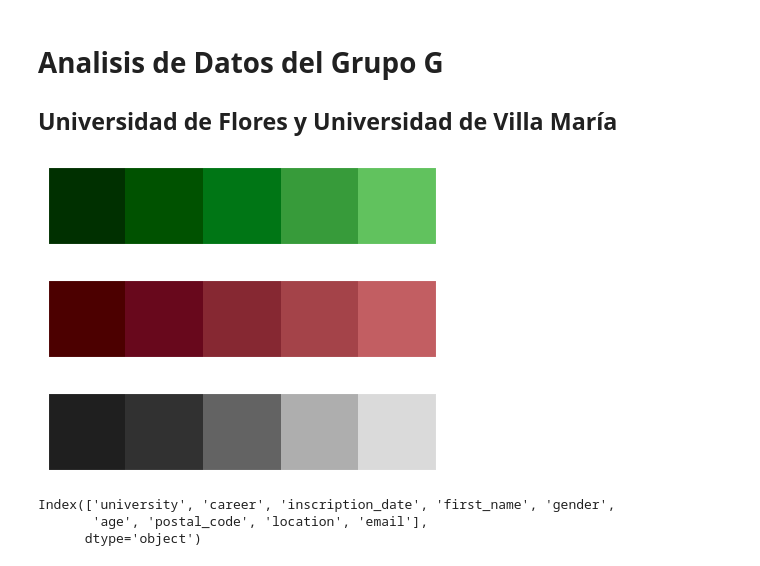
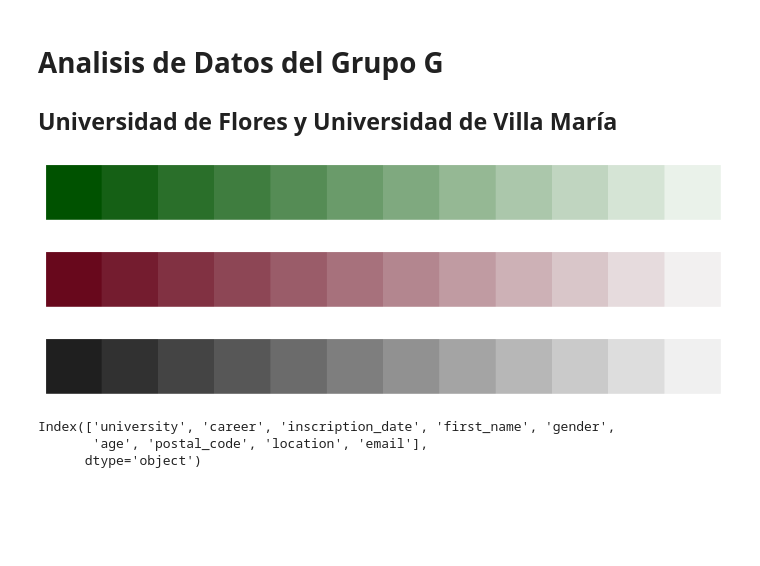
Before and after one commit to KevinMarcos26/Skill-Up-DA-c-Python, a Jupyter notebook: assets/notebooks/Grupo A.ipynb, the cells around one changed output. Drawn from its saved outputs; the diff is of its cells as text; code cells hidden in the pictures; blank space fills up the shorter version.

```diff
--- a/assets/notebooks/Grupo A.ipynb
+++ b/assets/notebooks/Grupo A.ipynb
@@ -9,19 +9,20 @@ import matplotlib.pyplot as plt
 import seaborn as sns
 import matplotlib.colors
 # %%
-plt.rcParams['figure.dpi'] = 100
+plt.rcParams['figure.dpi'] = 120
+plt.rcParams['legend.frameon'] = False
 #plt.rcParams['figure.figsize'] = (8,12)
 sns.set_style('dark')
-colors_green = ["#61C25E","#379B3A","#007615","#005200","#003000"][::-1]
-colors_dark = ["#1F1F1F", "#313131", '#636363', '#AEAEAE', '#DADADA']
-colors_red = ["#C25E62","#A44349","#862832","#68081C","#4C0000"][::-1]
+colors_green = sns.light_palette("#005200", input='rgb',n_colors=12)[::-1]
+colors_red = sns.light_palette("#68081C", input='rgb',n_colors=12)[::-1]
+colors_dark = sns.light_palette("#1F1F1F", input='rgb',n_colors=12)[::-1]
 sns.palplot(colors_green)
 sns.palplot(colors_red)
 sns.palplot(colors_dark)
 # %% [output]
-[figure, old version]
+[figure, new version]
-[figure, old version]
+[figure, new version]
-[figure, old version]
+[figure, new version]
 # %%
 #Colocamos el nombre de las universidades en dos variables
 #Para una futura reutilización del codigo
```
Also changed, not shown: parts of 19 cells of this notebook.
